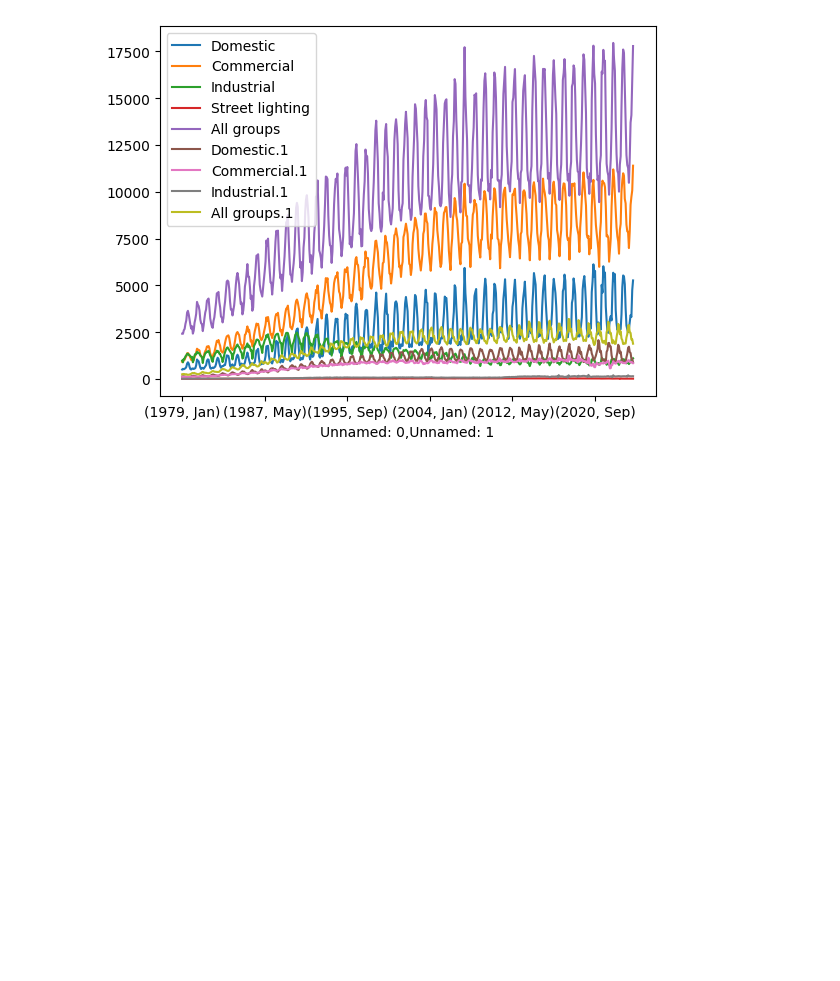
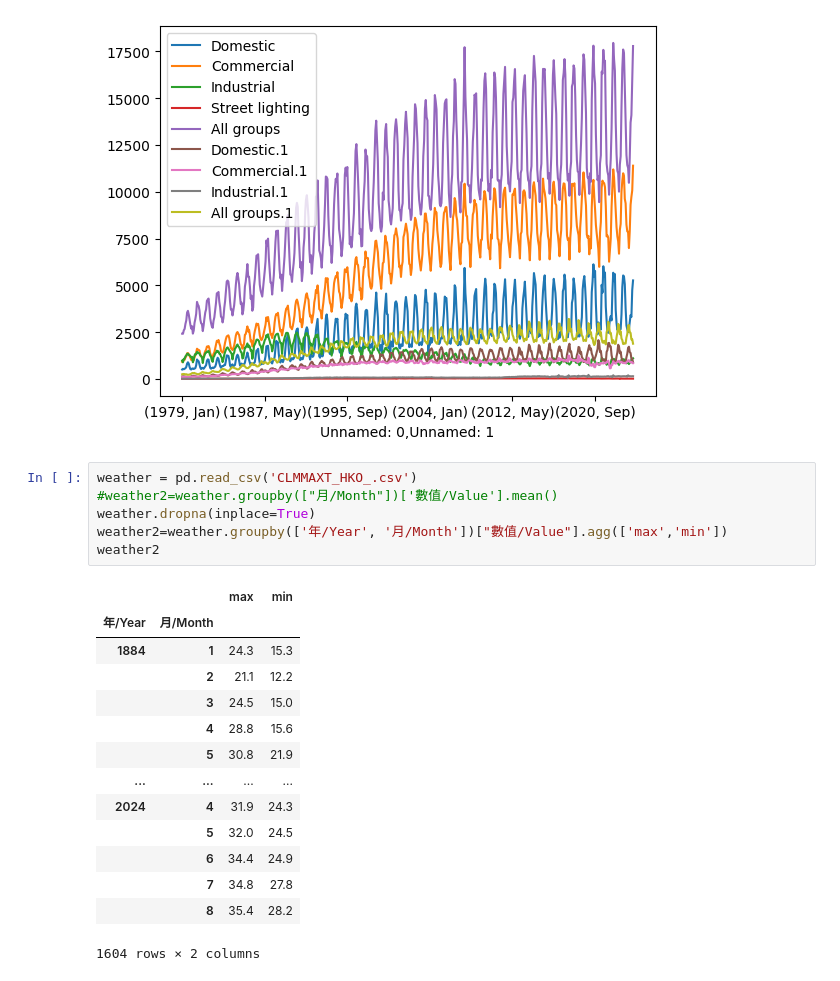
Before and after one commit to lilyleungch/erbscope99, a Jupyter notebook: data_cleansing/data_cleansing.ipynb, the cells around one changed output. Drawn from its saved outputs; the diff is of its cells as text; blank space fills up the shorter version.

Commit message:
add weather data and use groupby

```diff
--- a/data_cleansing/data_cleansing.ipynb
+++ b/data_cleansing/data_cleansing.ipynb
@@ -11,3 +11,24 @@ electric2.plot()
 # %% [output]
 <Axes: xlabel='Unnamed: 0,Unnamed: 1'>
 [figure]
+# %%
+weather = pd.read_csv('CLMMAXT_HKO_.csv')
+#weather2=weather.groupby(["月/Month"])['數值/Value'].mean()
+weather.dropna(inplace=True)
+weather2=weather.groupby(['年/Year', '月/Month'])["數值/Value"].agg(['max','min'])
+weather2
+# %% [output]
+|  |  | max | min |
+| 年/Year | 月/Month |  |  |
+| 1884 | 1 | 24.3 | 15.3 |
+|  | 2 | 21.1 | 12.2 |
+|  | 3 | 24.5 | 15.0 |
+|  | 4 | 28.8 | 15.6 |
+|  | 5 | 30.8 | 21.9 |
+| ... | ... | ... | ... |
+| 2024 | 4 | 31.9 | 24.3 |
+|  | 5 | 32.0 | 24.5 |
+|  | 6 | 34.4 | 24.9 |
+|  | 7 | 34.8 | 27.8 |
+|  | 8 | 35.4 | 28.2 |
+1604 rows × 2 columns
```
Also changed, not shown: 1 other file.
